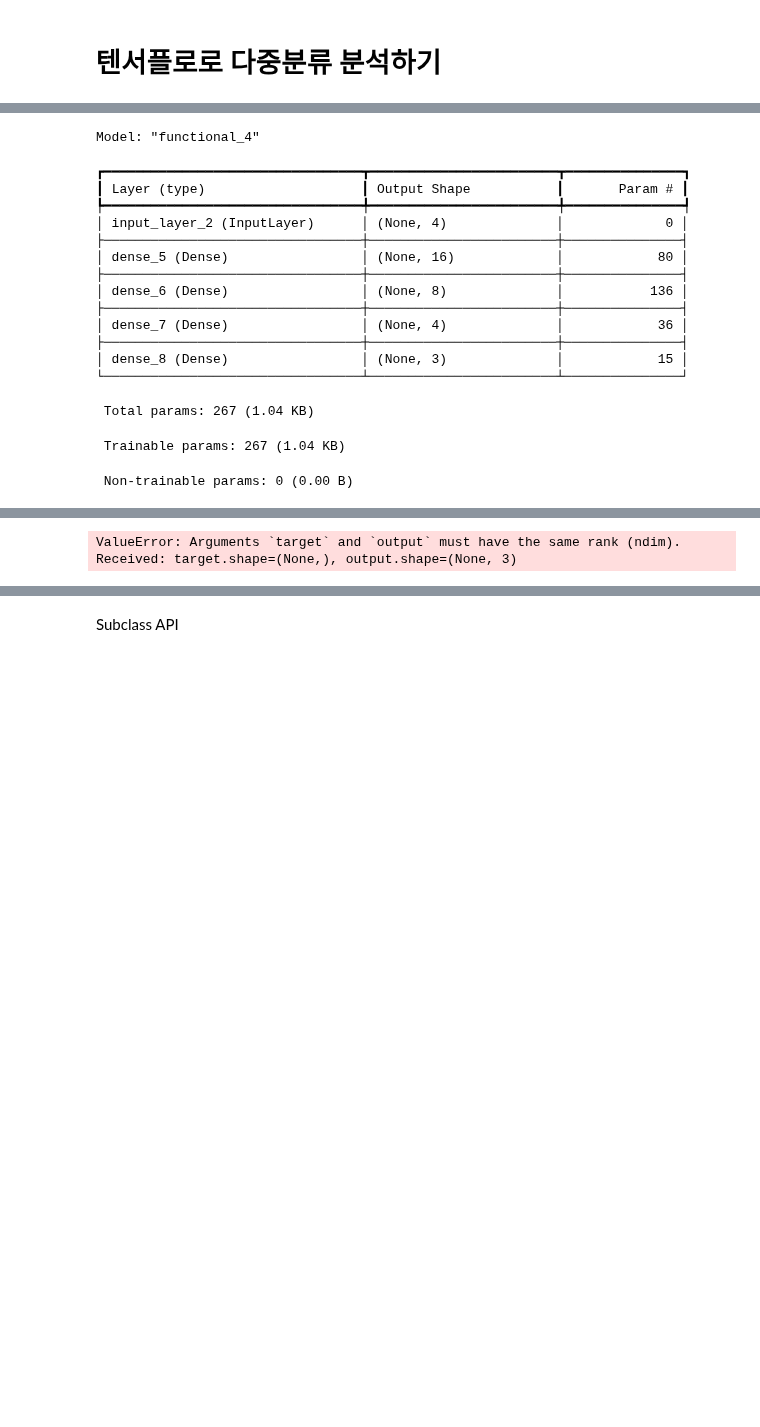
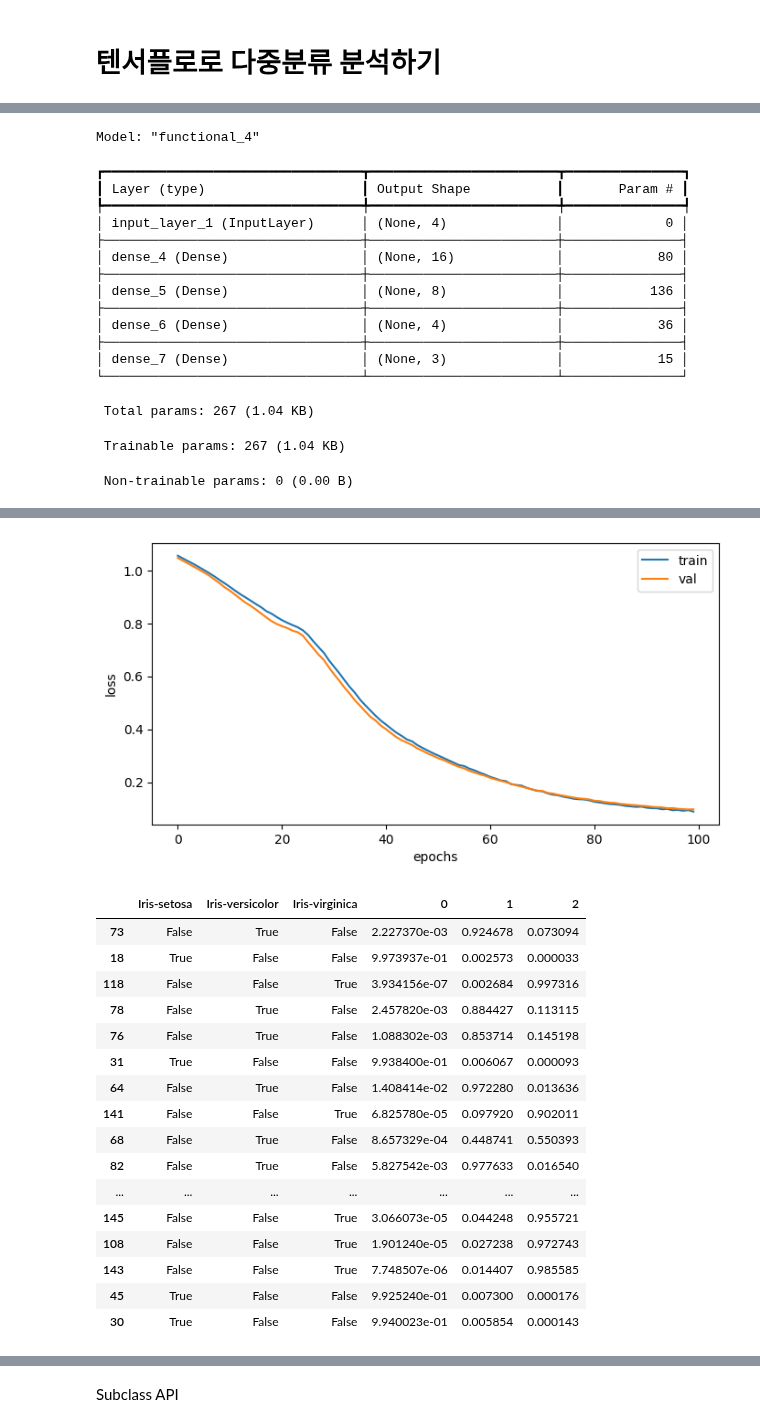
Before and after one commit to Peter-BoBo/fintech, a Jupyter notebook: 06deep_learning/03텐서플로우로_다중분류하기.ipynb, the cells around one changed output, grey strips where cells are left out. Drawn from its saved outputs; the diff is of its cells as text; code cells hidden in the pictures; blank space fills up the shorter version.

```diff
--- a/06deep_learning/03텐서플로우로_다중분류하기.ipynb
+++ b/06deep_learning/03텐서플로우로_다중분류하기.ipynb
@@ -178,44 +340,43 @@ AttributeError: 'numpy.ndarray' object has no attribute 'ind'
 # %%
 from keras.models import Model
 # %%
-inputs = Input(shape=(mms_X_train.shape[1], ))
+inputs = Input(shape=(mms_X_train.shape[1],))
 x = Dense(16, activation='relu')(inputs)
 x = Dense(8, activation='relu')(x)
 x = Dense(4, activation='relu')(x)
 outputs = Dense(3, activation='softmax')(x)
-model = Model(inputs, outputs)
+model = Model(inputs=inputs, outputs=outputs)
 model.summary()
 # %% [output]
 Model: "functional_4"
 ┏━━━━━━━━━━━━━━━━━━━━━━━━━━━━━━━━━┳━━━━━━━━━━━━━━━━━━━━━━━━┳━━━━━━━━━━━━━━━┓
 ┃ Layer (type)                    ┃ Output Shape           ┃       Param # ┃
 ┡━━━━━━━━━━━━━━━━━━━━━━━━━━━━━━━━━╇━━━━━━━━━━━━━━━━━━━━━━━━╇━━━━━━━━━━━━━━━┩
-│ input_layer_2 (InputLayer)      │ (None, 4)              │             0 │
+│ input_layer_1 (InputLayer)      │ (None, 4)              │             0 │
 ├─────────────────────────────────┼────────────────────────┼───────────────┤
-│ dense_5 (Dense)                 │ (None, 16)             │            80 │
+│ dense_4 (Dense)                 │ (None, 16)             │            80 │
 ├─────────────────────────────────┼────────────────────────┼───────────────┤
-│ dense_6 (Dense)                 │ (None, 8)              │           136 │
+│ dense_5 (Dense)                 │ (None, 8)              │           136 │
 ├─────────────────────────────────┼────────────────────────┼───────────────┤
-│ dense_7 (Dense)                 │ (None, 4)              │            36 │
+│ dense_6 (Dense)                 │ (None, 4)              │            36 │
 ├─────────────────────────────────┼────────────────────────┼───────────────┤
-│ dense_8 (Dense)                 │ (None, 3)              │            15 │
+│ dense_7 (Dense)                 │ (None, 3)              │            15 │
 └─────────────────────────────────┴────────────────────────┴───────────────┘
  Total params: 267 (1.04 KB)
  Trainable params: 267 (1.04 KB)
  Non-trainable params: 0 (0.00 B)
 # %%
-model.compile(loss='categorical_crossentropy',
-             optimizer='adam',
-             metrics=['accuracy'])
-history = model.fit(mms_X_train, y_train, epochs=100, batch_size=16, validation_data=(mms_X_test, y_test))
+model.compile(loss="categorical_crossentropy", optimizer='adam', metrics=['accuracy'])
+history = model.fit(mms_X_train, y_train, epochs=100, batch_size=16,
+                    validation_data=(mms_X_test, y_test))
 pred = model.predict(mms_X_test)
-pred = pd.DataFrame(pred, index=y_test.ind)
+pred = pd.DataFrame(pred, index=y_test.index)
 result = pd.concat([y_test, pred], axis=1)
 plt.figure(figsize=(8,4))
 plt.plot(history.history['loss'])
 plt.plot(history.history['val_loss'])
-plt.xlabel('epochs')
-plt.ylable('loss')
+plt.xlabel("epochs")
+plt.ylabel("loss")
 plt.legend(['train', 'val'])
 plt.show()
 result
@@ -224 +401,18 @@ Epoch 1/100
-ValueError: Arguments `target` and `output` must have the same rank (ndim). Received: target.shape=(None,), output.shape=(None, 3)
+[figure, added]
+|  | Iris-setosa | Iris-versicolor | Iris-virginica | 0 | 1 | 2 |
+| 73 | False | True | False | 2.227370e-03 | 0.924678 | 0.073094 |
+| 18 | True | False | False | 9.973937e-01 | 0.002573 | 0.000033 |
+| 118 | False | False | True | 3.934156e-07 | 0.002684 | 0.997316 |
+| 78 | False | True | False | 2.457820e-03 | 0.884427 | 0.113115 |
+| 76 | False | True | False | 1.088302e-03 | 0.853714 | 0.145198 |
+| 31 | True | False | False | 9.938400e-01 | 0.006067 | 0.000093 |
+| 64 | False | True | False | 1.408414e-02 | 0.972280 | 0.013636 |
+| 141 | False | False | True | 6.825780e-05 | 0.097920 | 0.902011 |
+| 68 | False | True | False | 8.657329e-04 | 0.448741 | 0.550393 |
+| 82 | False | True | False | 5.827542e-03 | 0.977633 | 0.016540 |
+| ... | ... | ... | ... | ... | ... | ... |
+| 145 | False | False | True | 3.066073e-05 | 0.044248 | 0.955721 |
+| 108 | False | False | True | 1.901240e-05 | 0.027238 | 0.972743 |
+| 143 | False | False | True | 7.748507e-06 | 0.014407 | 0.985585 |
+| 45 | True | False | False | 9.925240e-01 | 0.007300 | 0.000176 |
+| 30 | True | False | False | 9.940023e-01 | 0.005854 | 0.000143 |
```
Also changed, not shown: parts of 23 cells of this notebook, 2 other files.
